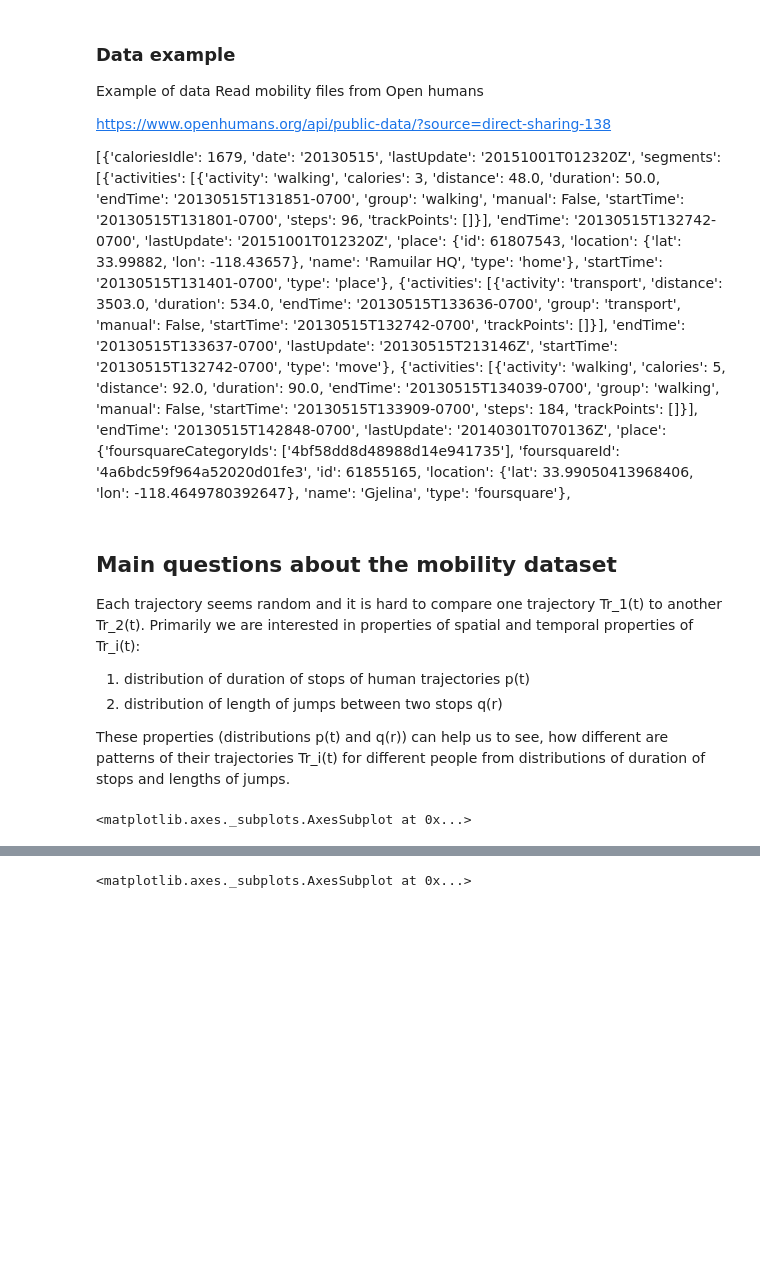
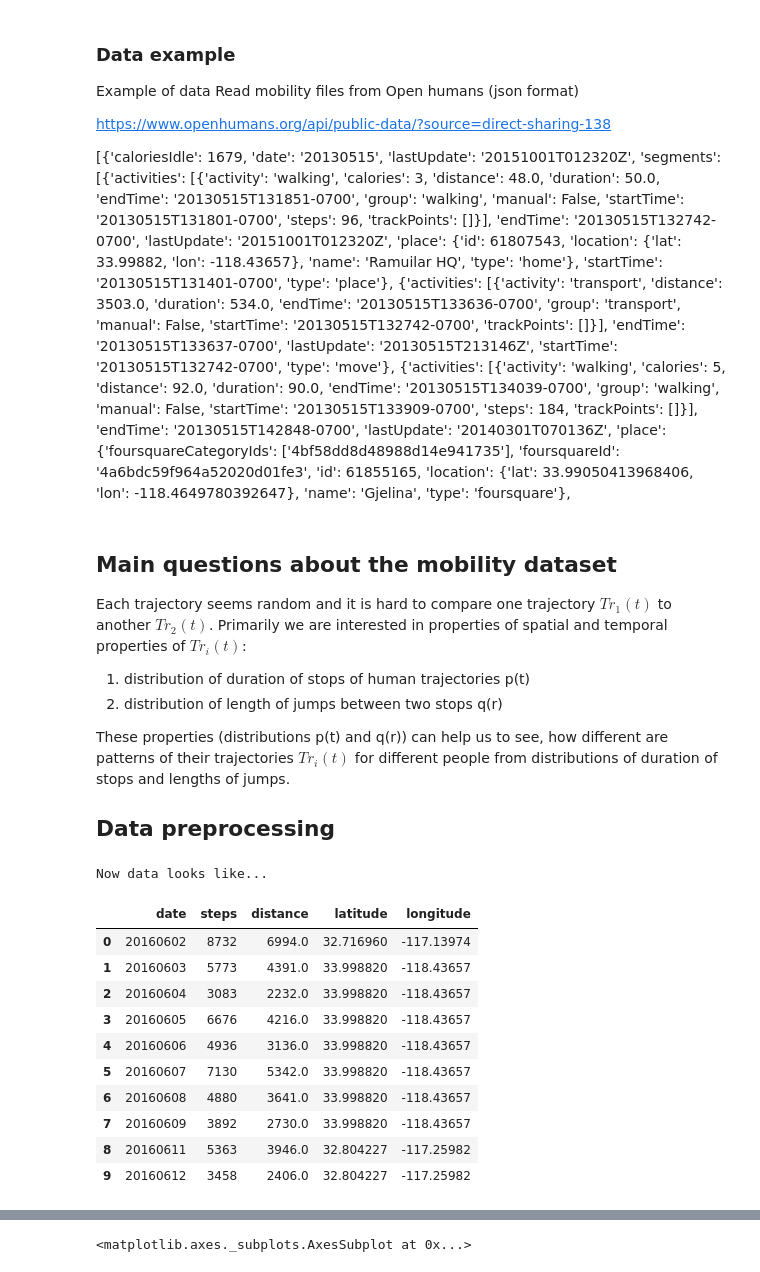
Before and after one commit to Liyubov/mobility_analysis_openhumans, a Jupyter notebook: Analysis of human mobility trajectories # open humans data.ipynb, the cells around one changed output, grey strips where cells are left out. Cells and saved outputs as stored; diff of their text form; code cells hidden in the pictures; blank space fills up the shorter version.

```diff
--- a/Analysis of human mobility trajectories # open humans data.ipynb
+++ b/Analysis of human mobility trajectories # open humans data.ipynb
@@ -78,7 +81,7 @@ def longest_daily_location(daily_segments):
 
 ### Data example
 Example of data
-Read mobility files from Open humans
+Read mobility files from Open humans (json format)
 
 https://www.openhumans.org/api/public-data/?source=direct-sharing-138
 
@@ -137,12 +140,14 @@ https://www.openhumans.org/api/public-data/?source=direct-sharing-138
                           'type': 'foursquare'},
 # %% [markdown]
 ## Main questions about the mobility dataset
-Each trajectory seems random and it is hard to compare one trajectory Tr_1(t) to another Tr_2(t).
-Primarily we are interested in properties of spatial and temporal properties of Tr_i(t):
+Each trajectory seems random and it is hard to compare one trajectory $Tr_1(t)$ to another $Tr_2(t)$.
+Primarily we are interested in properties of spatial and temporal properties of $Tr_i(t)$:
 1. distribution of duration of stops of human trajectories p(t)
 2. distribution of length of jumps between two stops q(r)
 
-These properties (distributions p(t) and q(r)) can help us to see, how different are patterns of their trajectories Tr_i(t) for different people from distributions of duration of stops and lengths of jumps.
+These properties (distributions p(t) and q(r)) can help us to see, how different are patterns of their trajectories $Tr_i(t)$ for different people from distributions of duration of stops and lengths of jumps.
+
+## Data preprocessing
 # %%
 # main function analyzing moves_data
 DATARANGE_START = "2016-06-01"
@@ -213,39 +218,45 @@ def dataframe_from_json(moves_data):
                 stops_distrib = duration_stop_distribution(datapoint['segments'])
                 moves_processed_data['duration'].append(stops_distrib)
                 location = longest_daily_location(datapoint['segments'])
                 moves_processed_data['lat'].append(location['lat'])
                 moves_processed_data['lon'].append(location['lon'])
 
 
 
     #Now that we have all of the data we can convert it into a single pandas dataframe for easier processing and visualization
 
     moves_dataframe = pd.DataFrame(data={
         'date': moves_processed_data['date'],
         'steps': moves_processed_data['steps'],
         'distance': moves_processed_data['distance'],
         'latitude': moves_processed_data['lat'],
         'longitude': moves_processed_data['lon']
     })
 
     return moves_dataframe
 
+# function to get data from json data
 df1 = dataframe_from_json(moves_data)
 df2 = dataframe_from_json(moves_data2)
 df3 = dataframe_from_json(moves_data3)
 
 #print shape of data
 array_distance = df1.distance.values
 type(array_distance)
 
 
-
-#Now we plot distribution of moves from new dataframe
-# We compare moves from 1st trajectory and 2nd trajectory
-
-sns.distplot(df1['distance'])
-sns.distplot(df2['distance'])
-sns.distplot(df3['distance'])
-# sns.distplot(stops_distrib)
+print('Now data looks like...')
+df1.head(10)
 # %% [output]
-<matplotlib.axes._subplots.AxesSubplot at 0x...>
+Now data looks like...
+|  | date | steps | distance | latitude | longitude |
+| 0 | 20160602 | 8732 | 6994.0 | 32.716960 | -117.13974 |
+| 1 | 20160603 | 5773 | 4391.0 | 33.998820 | -118.43657 |
+| 2 | 20160604 | 3083 | 2232.0 | 33.998820 | -118.43657 |
+| 3 | 20160605 | 6676 | 4216.0 | 33.998820 | -118.43657 |
+| 4 | 20160606 | 4936 | 3136.0 | 33.998820 | -118.43657 |
+| 5 | 20160607 | 7130 | 5342.0 | 33.998820 | -118.43657 |
+| 6 | 20160608 | 4880 | 3641.0 | 33.998820 | -118.43657 |
+| 7 | 20160609 | 3892 | 2730.0 | 33.998820 | -118.43657 |
+| 8 | 20160611 | 5363 | 3946.0 | 32.804227 | -117.25982 |
+| 9 | 20160612 | 3458 | 2406.0 | 32.804227 | -117.25982 |
```
Also changed, not shown: parts of 10 cells of this notebook.
